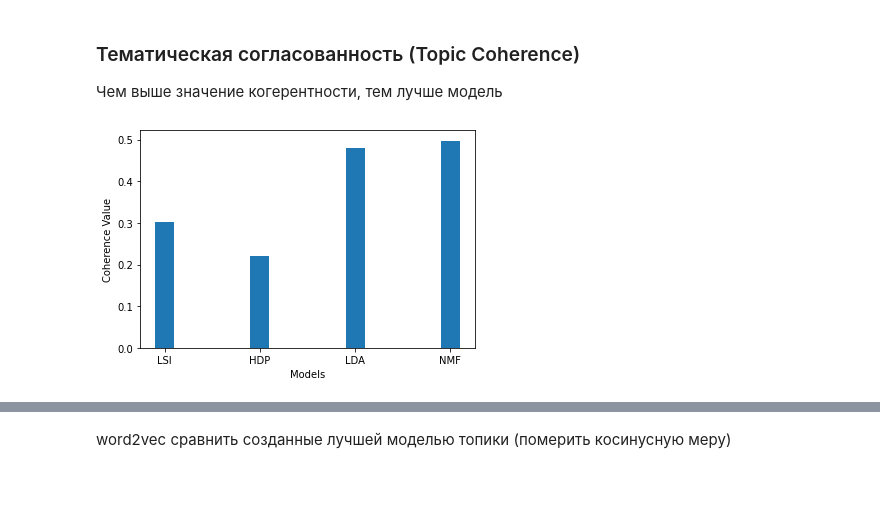
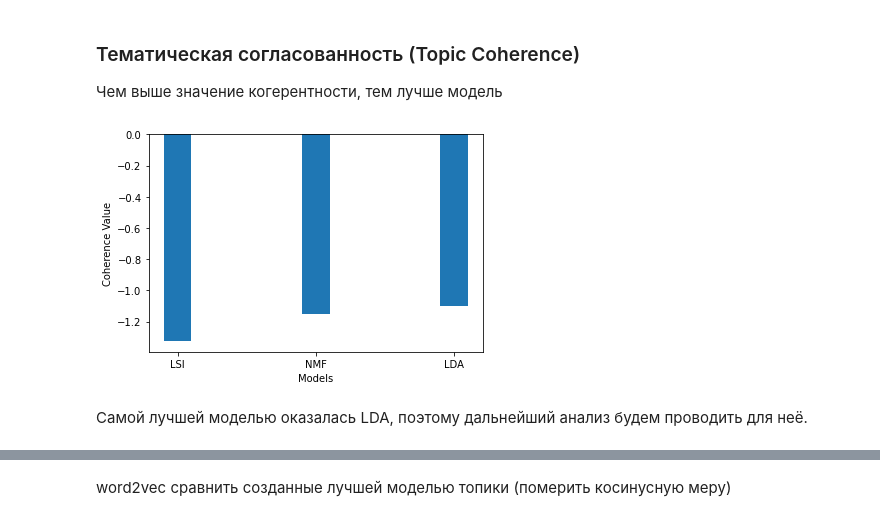
Before and after one commit to DenisKabanov/computational_linguistics_lab3, a Jupyter notebook: test.ipynb, the cells around one changed output, grey strips where cells are left out. Saved outputs shown, nothing was run; the diff lists cells and outputs as text; code cells hidden in the pictures; blank space fills up the shorter version.

```diff
--- a/test.ipynb
+++ b/test.ipynb
@@ -306,0 +334,2 @@ for num_topics in tqdm(lsi_params['num_topics']):
+# %%
+lsi_models_sorted = sorted(lsi_models, key=lambda d: d['coherence'])
@@ -377,0 +467,2 @@ nmfmodel.show_topics() # Вывод тем для NMF модели
+# %%
+nmf_models_sorted = sorted(nmf_models, key=lambda d: d['coherence'])
@@ -412,9 +583,9 @@ with open(r'lda_models.pkl', 'wb') as f:
 # %%
-# with open(r'/content/drive/MyDrive/Универ/lda_models1.pkl', 'rb') as f:
+with open(r'/content/drive/MyDrive/Универ/lda_models.pkl', 'rb') as f:
+    lda_models = pickle.load(f)
+
+# with open(r'lda_models.pkl', 'rb') as f:
 #     lda_models = pickle.load(f)
-
-with open(r'lda_models.pkl', 'rb') as f:
-    lda_models = pickle.load(f)
 # %% [markdown]
 ### Вывод зависимости когеренции от числа тем
 # %% [markdown]
@@ -527,17 +689,3 @@ pyLDAvis.save_html(visualisation, '/content/drive/MyDrive/Универ/results/l
 # %% [markdown]
 ### Тематическая согласованность (Topic Coherence)
 Чем выше значение когерентности, тем лучше модель
-# %%
-def evaluate_bar_graph(coherences, indices): # функция для вывода bar графика
-    """
-    Function to plot bar graph.
-
-    coherences: list of coherence values
-    indices: Indices to be used to mark bars. Length of this and coherences should be equal.
-    """
-    assert len(coherences) == len(indices) # проверка на равное число элементов
-    n = len(coherences)
-    x = np.arange(n)
-    plt.bar(x, coherences, width=0.2, tick_label=indices, align='center')
-    plt.xlabel('Models')
-    plt.ylabel('Coherence Value')
@@ -567,5 +692,7 @@ nmf_coherence = CoherenceModel(topics=nmftopics, texts=texts_v2, dictionary=dict
 # %%
-evaluate_bar_graph([lsi_coherence, lda_coherence, nmf_coherence],
-                   ['LSI', 'LDA', 'NMF'])
+evaluate_bar_graph([lsi_models_sorted[-1]["coherence"], nmf_models_sorted[-1]["coherence"], lda_models_sorted[-1]["coherence"]],
+                   ['LSI', 'NMF', 'LDA'])
 # %% [output]
-[figure, old version]
+[figure, new version]
+# %% [markdown]
+Самой лучшей моделью оказалась LDA, поэтому дальнейший анализ будем проводить для неё.
```
Also changed, not shown: parts of 87 cells of this notebook, 1 other file.
